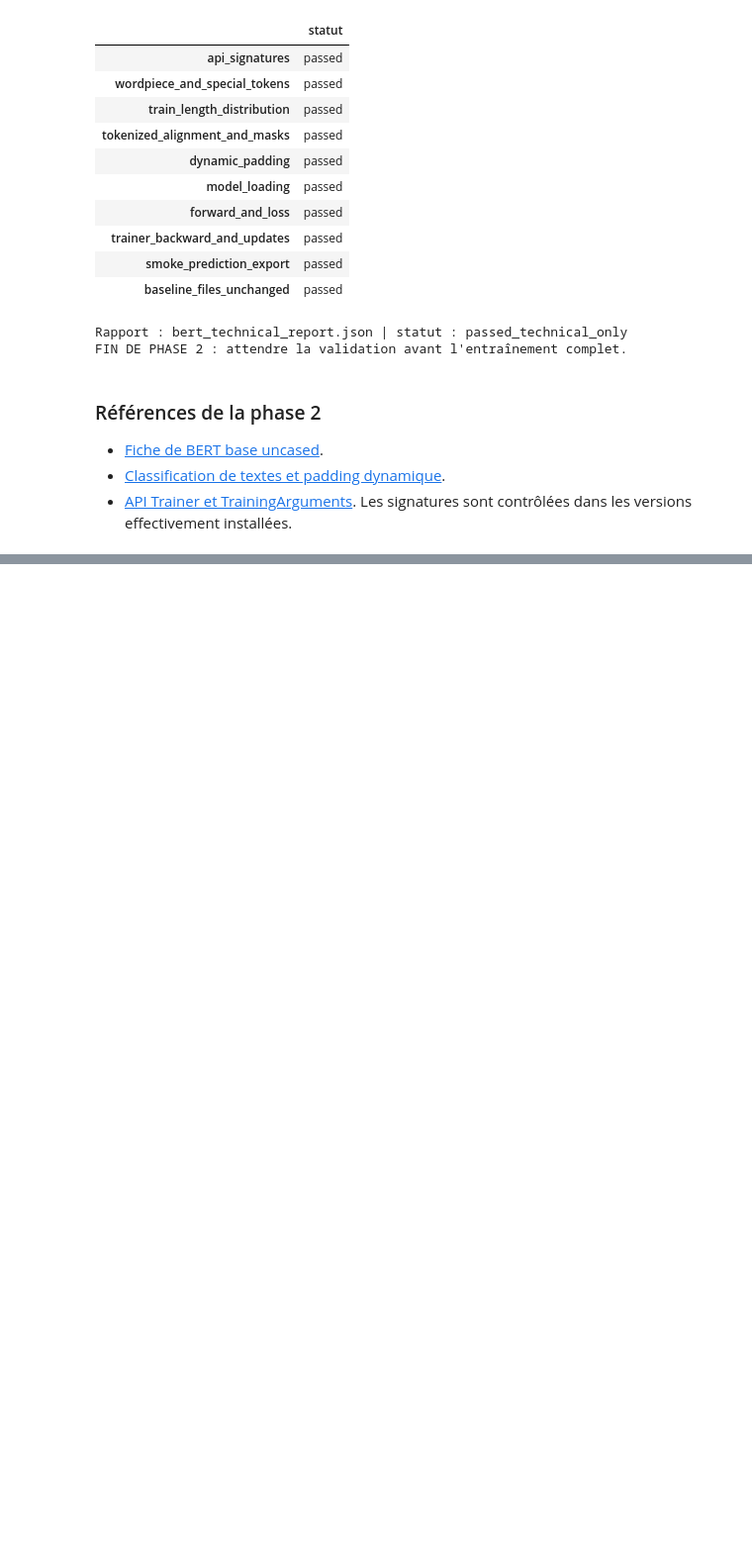
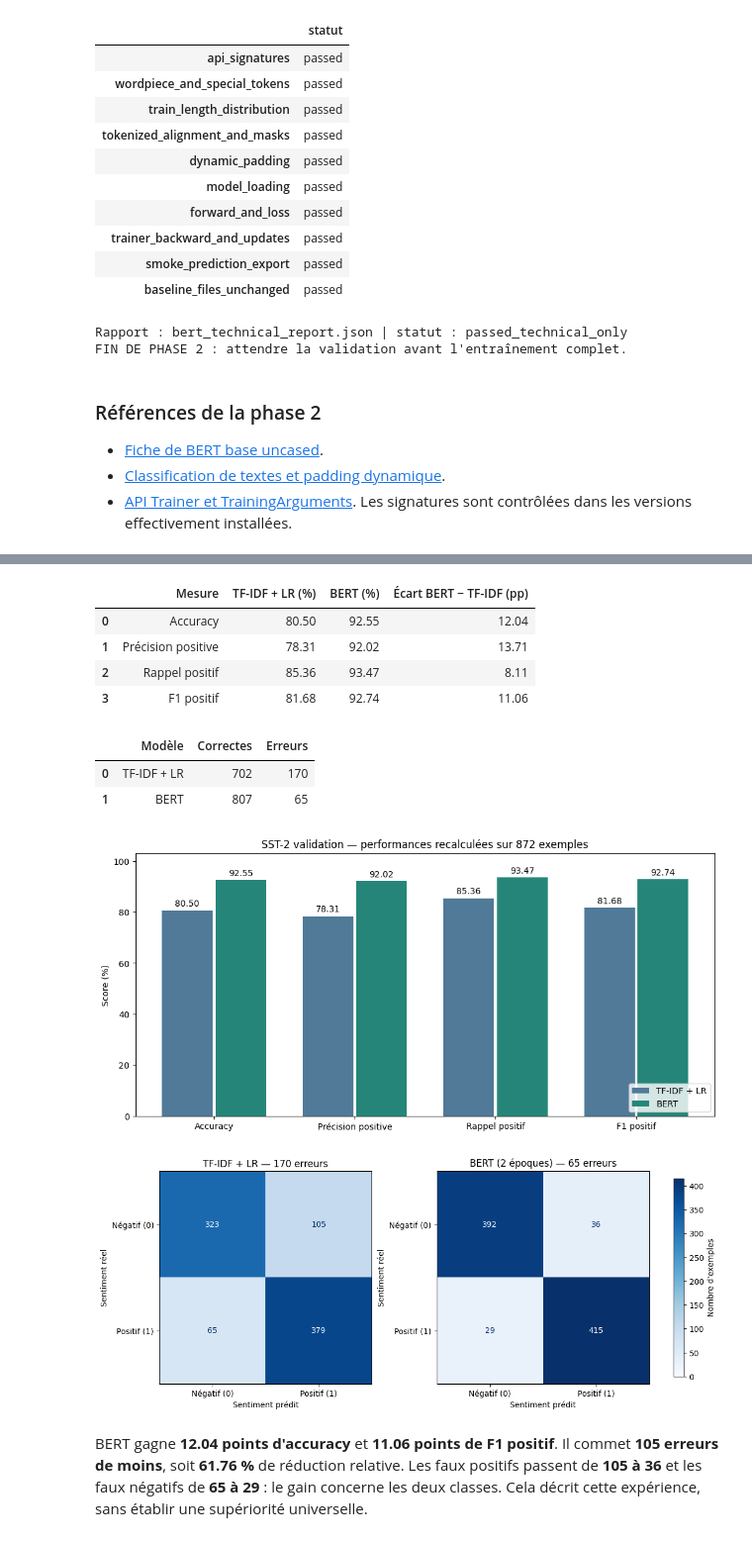
Before and after one commit to gueri-jpg/nlp-bert-vs-tfidf-sst2, a Jupyter notebook: notebooks/bert_vs_tfidf_sst2.ipynb, the cells around one changed output, grey strips where cells are left out. Shown at 99% size. Saved outputs shown, nothing was run; the diff lists cells and outputs as text; code cells hidden in the pictures; blank space fills up the shorter version.

Commit message:
Publier les resultats BERT et la comparaison scientifique finale

```diff
--- a/notebooks/bert_vs_tfidf_sst2.ipynb
+++ b/notebooks/bert_vs_tfidf_sst2.ipynb
@@ -1249,0 +2151,18 @@ Les signatures sont contrôlées dans les versions effectivement installées.
+# %%
+if phase3_exported:
+    phase3_zip = P3_ROOT / "results" / "phase3_results.zip"
+    with ZipFile(phase3_zip, "w", compression=ZIP_DEFLATED) as archive:
+        for name in P3_EXPORT_NAMES:
+            archive.write(P3_RESULTS / name, arcname=f"phase3/{name}")
+    if P3_DRIVE_RESULTS is not None:
+        shutil.copy2(phase3_zip, P3_DRIVE_RESULTS / "phase3_results.zip")
+    print("Archive des résultats créée :", phase3_zip)
+    if DOWNLOAD_PHASE3_ZIP:
+        try:
+            from google.colab import files
+        except ImportError:
+            print("Téléchargement Colab indisponible ; récupérer l'archive depuis le dossier results.")
+        else:
+            files.download(str(phase3_zip))
+else:
+    print("Pas d'archive créée : aucun résultat final réel à télécharger.")
@@ -1249,0 +2362,52 @@ Les signatures sont contrôlées dans les versions effectivement installées.
+# %%
+p4_comparison = pd.DataFrame([
+    {"Mesure": label, "TF-IDF + LR (%)": p4_tfidf_metrics[key] * 100,
+     "BERT (%)": p4_bert_metrics[key] * 100,
+     "Écart BERT − TF-IDF (pp)": (p4_bert_metrics[key] - p4_tfidf_metrics[key]) * 100}
+    for key, label in P4_METRIC_NAMES.items()
+])
+p4_error_reduction = (p4_tfidf_metrics["n_errors"] - p4_bert_metrics["n_errors"]) / p4_tfidf_metrics["n_errors"] * 100
+display(p4_comparison.round(2))
+display(pd.DataFrame({"Modèle": ["TF-IDF + LR", "BERT"],
+                      "Correctes": [872 - m["n_errors"] for m in (p4_tfidf_metrics, p4_bert_metrics)],
+                      "Erreurs": [m["n_errors"] for m in (p4_tfidf_metrics, p4_bert_metrics)]}))
+
+fig_perf, ax = plt.subplots(figsize=(10, 4.8), layout="constrained")
+x = np.arange(len(p4_comparison))
+for shift, column, label, color in ((-0.19, "TF-IDF + LR (%)", "TF-IDF + LR", "#507A98"),
+                                    (0.19, "BERT (%)", "BERT", "#268579")):
+    bars = ax.bar(x + shift, p4_comparison[column], width=0.36, label=label, color=color)
+    ax.bar_label(bars, labels=[f"{value:.2f}" for value in p4_comparison[column]], padding=3, fontsize=10)
+ax.set(xticks=x, xticklabels=p4_comparison["Mesure"], ylim=(0, 103), ylabel="Score (%)",
+       title="SST-2 validation — performances recalculées sur 872 exemples")
+ax.legend(loc="lower right")
+plt.show()
+
+fig_cm, axes = plt.subplots(1, 2, figsize=(11, 4.6), layout="constrained")
+vmax = max(np.max(p4_tfidf_metrics["confusion_matrix"]), np.max(p4_bert_metrics["confusion_matrix"]))
+for ax, name, metrics in zip(axes, ["TF-IDF + LR", "BERT (2 époques)"], [p4_tfidf_metrics, p4_bert_metrics]):
+    cm_display = ConfusionMatrixDisplay(np.asarray(metrics["confusion_matrix"]), display_labels=["Négatif (0)", "Positif (1)"])
+    cm_display.plot(ax=ax, cmap="Blues", values_format="d", colorbar=False, im_kw={"vmin": 0, "vmax": vmax})
+    ax.set(title=f"{name} — {metrics['n_errors']} erreurs", xlabel="Sentiment prédit", ylabel="Sentiment réel")
+fig_cm.colorbar(cm_display.im_, ax=axes, shrink=0.85, label="Nombre d'exemples")
+plt.show()
+
+display(Markdown(
+    f"BERT gagne **{(p4_bert_metrics['accuracy']-p4_tfidf_metrics['accuracy'])*100:.2f} points d'accuracy** "
+    f"et **{(p4_bert_metrics['f1']-p4_tfidf_metrics['f1'])*100:.2f} points de F1 positif**. "
+    f"Il commet **105 erreurs de moins**, soit **{p4_error_reduction:.2f} %** de réduction relative. "
+    "Les faux positifs passent de **105 à 36** et les faux négatifs de **65 à 29** : "
+    "le gain concerne les deux classes. Cela décrit cette expérience, sans établir une supériorité universelle."
+))
+# %% [output]
+|  | Mesure | TF-IDF + LR (%) | BERT (%) | Écart BERT − TF-IDF (pp) |
+| 0 | Accuracy | 80.50 | 92.55 | 12.04 |
+| 1 | Précision positive | 78.31 | 92.02 | 13.71 |
+| 2 | Rappel positif | 85.36 | 93.47 | 8.11 |
+| 3 | F1 positif | 81.68 | 92.74 | 11.06 |
+|  | Modèle | Correctes | Erreurs |
+| 0 | TF-IDF + LR | 702 | 170 |
+| 1 | BERT | 807 | 65 |
+[figure, added]
+[figure, added]
+BERT gagne **12.04 points d'accuracy** et **11.06 points de F1 positif**. Il commet **105 erreurs de moins**, soit **61.76 %** de réduction relative. Les faux positifs passent de **105 à 36** et les faux négatifs de **65 à 29** : le gain concerne les deux classes. Cela décrit cette expérience, sans établir une supériorité universelle.
```
Also changed, not shown: parts of 41 cells of this notebook, 14 other files.
